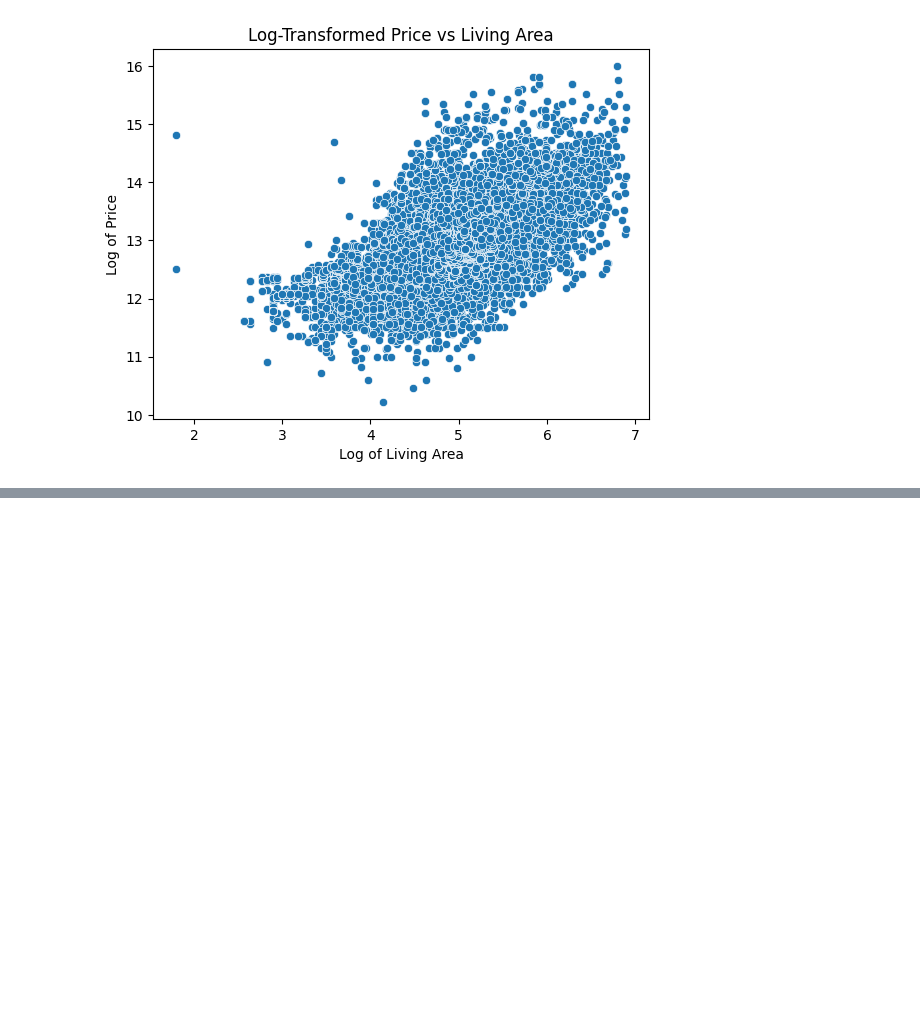
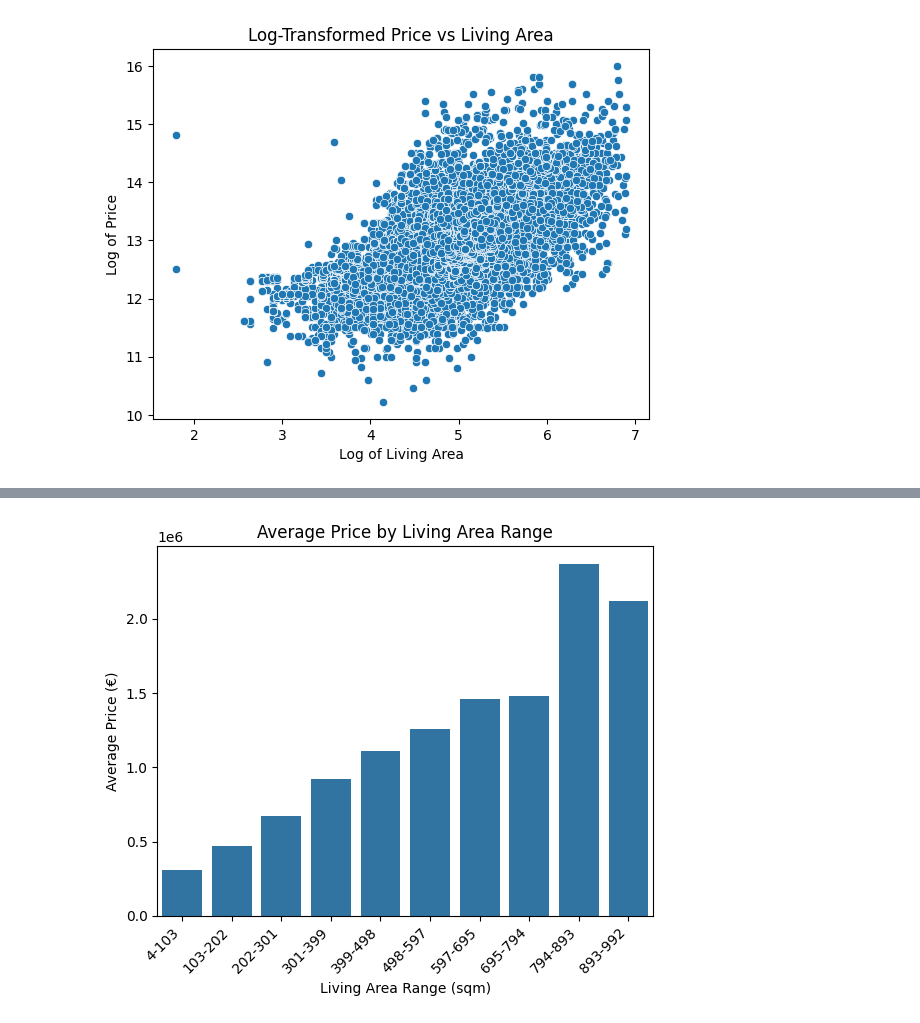
Before and after one commit to Alkszo/immo_eliza_analysis, a Jupyter notebook: notebooks/Miriam-notebook.ipynb, the cells around one changed output, grey strips where cells are left out. Saved outputs shown, nothing was run; the diff lists cells and outputs as text; code cells hidden in the pictures; blank space fills up the shorter version.

```diff
--- a/notebooks/Miriam-notebook.ipynb
+++ b/notebooks/Miriam-notebook.ipynb
@@ -490,0 +454,18 @@ plt.show()
+# %%
+dfc["living_area_bin"] = pd.cut(dfc["living_area"], bins=10)
+
+# Rename bin labels
+dfc["living_area_bin"] = dfc["living_area_bin"].apply(
+    lambda x: f"{int(x.left)}-{int(x.right)}" if pd.notnull(x) else "Unknown"
+)
+
+# Aggregate and plot
+agg_data = dfc.groupby("living_area_bin")["price"].mean().reset_index()
+sns.barplot(x="living_area_bin", y="price", data=agg_data)
+plt.xticks(rotation=45, ha="right")
+plt.title("Average Price by Living Area Range")
+plt.xlabel("Living Area Range (sqm)")
+plt.ylabel("Average Price (€)")
+plt.show()
+# %% [output]
+[figure, added]
```
Also changed, not shown: parts of 41 cells of this notebook.
